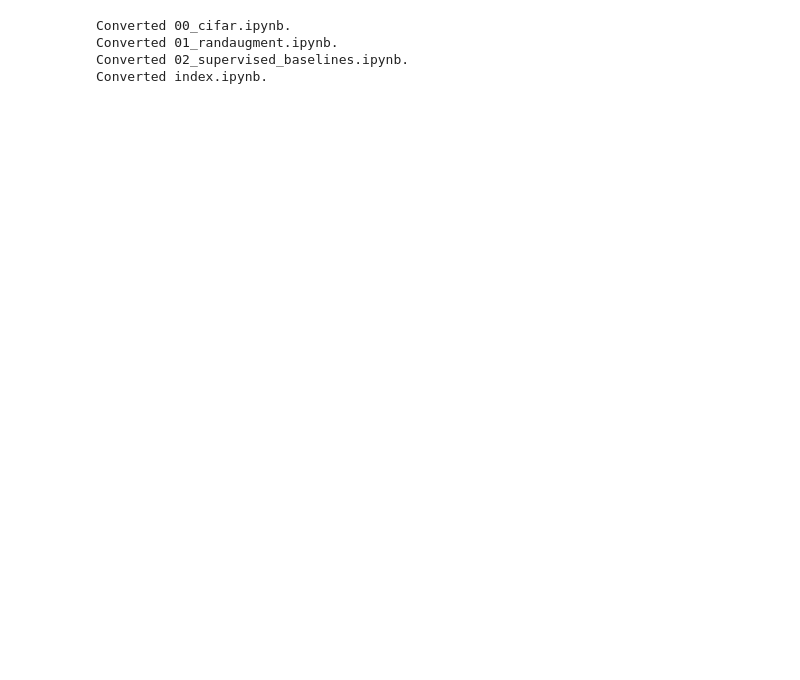
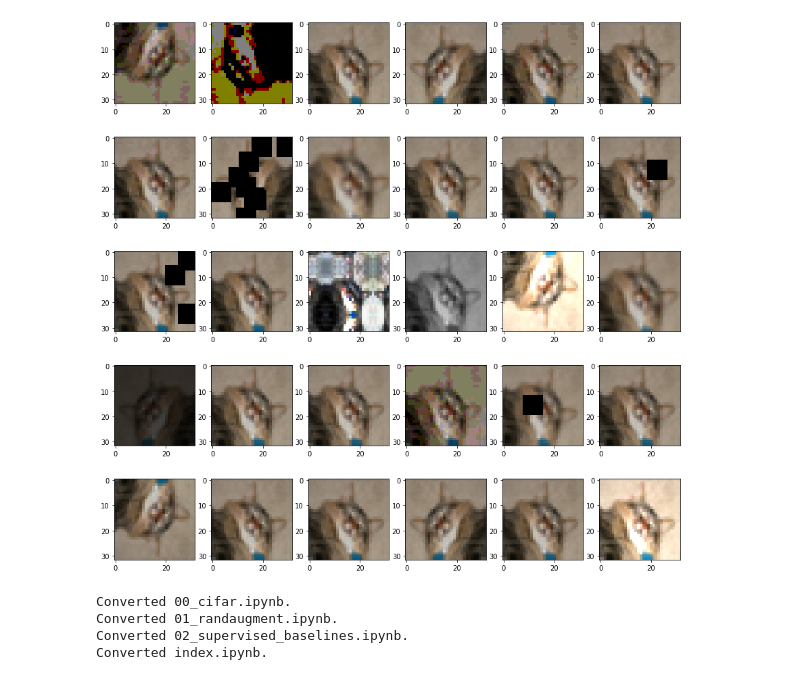
Before and after one commit to puhsu/sssupervised, a Jupyter notebook: nbs/01_randaugment.ipynb, the cells around one changed output. Saved outputs shown, nothing was run; the diff lists cells and outputs as text; code cells hidden in the pictures; blank space fills up the shorter version.

```diff
--- a/nbs/01_randaugment.ipynb
+++ b/nbs/01_randaugment.ipynb
@@ -156,3 +199,37 @@ plt.imshow(torch_equalize(batch[0]));
+# %%
+#export
+
+class RandAugment(Transform):
+    "Apply randaugment augmentation policy"
+    def __init__(self):
+        ops = []
+        self.policies = []
+        for t in ALL_TRANSFORMS:
+            for m in range(1, 11):
+                ops += [(t, 0.5, m)]
+
+        for op1 in ops:
+            for op2 in ops:
+                self.policies += [[op1, op2]]
+
+    def encodes(self, img: PILImage):
+        policy = random.choice(self.policies)
+        x = img
+
+        for op, p, m in policy:
+            if random.random() < p:
+                x = op(x, m)
+        return x
+# %%
+ra = RandAugment()
+
+plt.figure(figsize=(15,15))
+for i in range(1,31):
+    plt.subplot(5,6,i)
+    plt.imshow(ra(PILImage.create(files[0])))
+plt.show()
+# %% [output]
+[figure, added]
 # %%
 from nbdev.export import notebook2script
 notebook2script()
```
Also changed, not shown: parts of 31 cells of this notebook, 7 other files.
